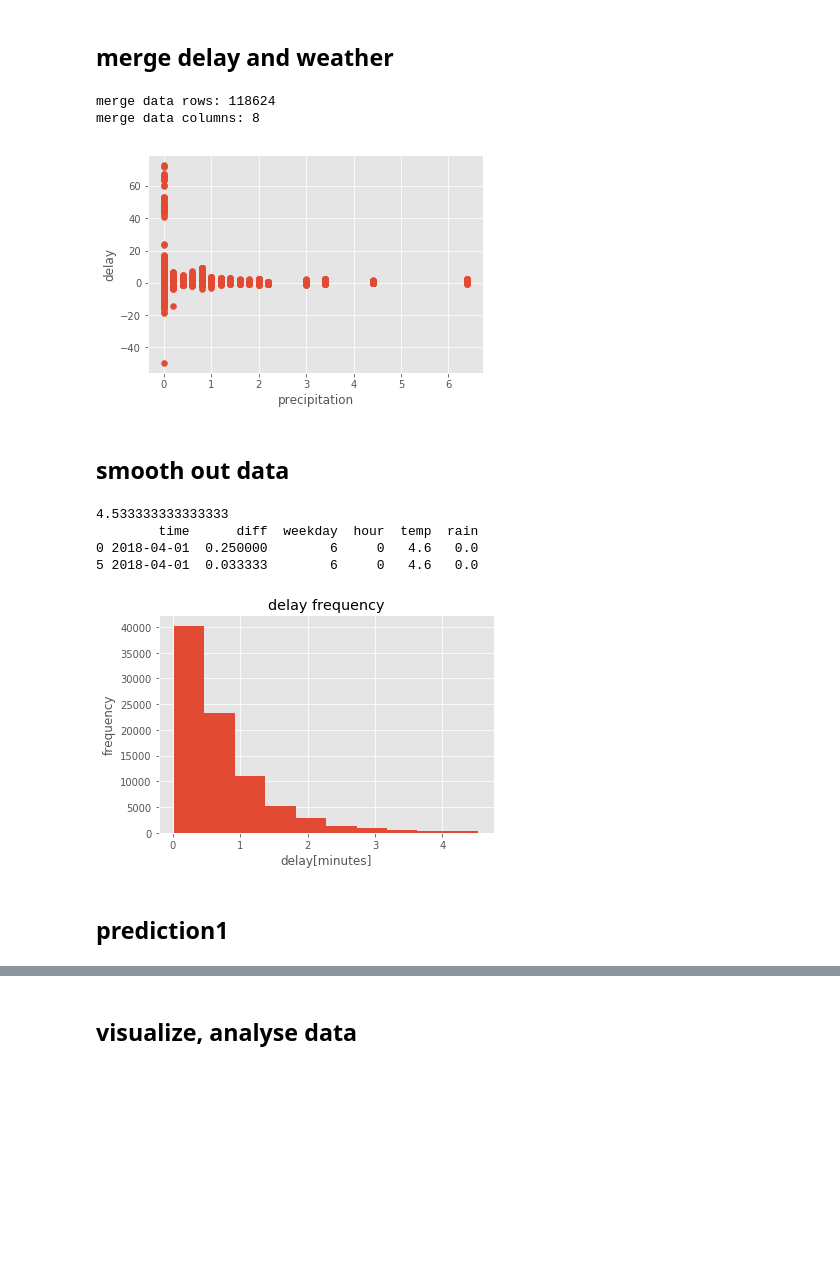
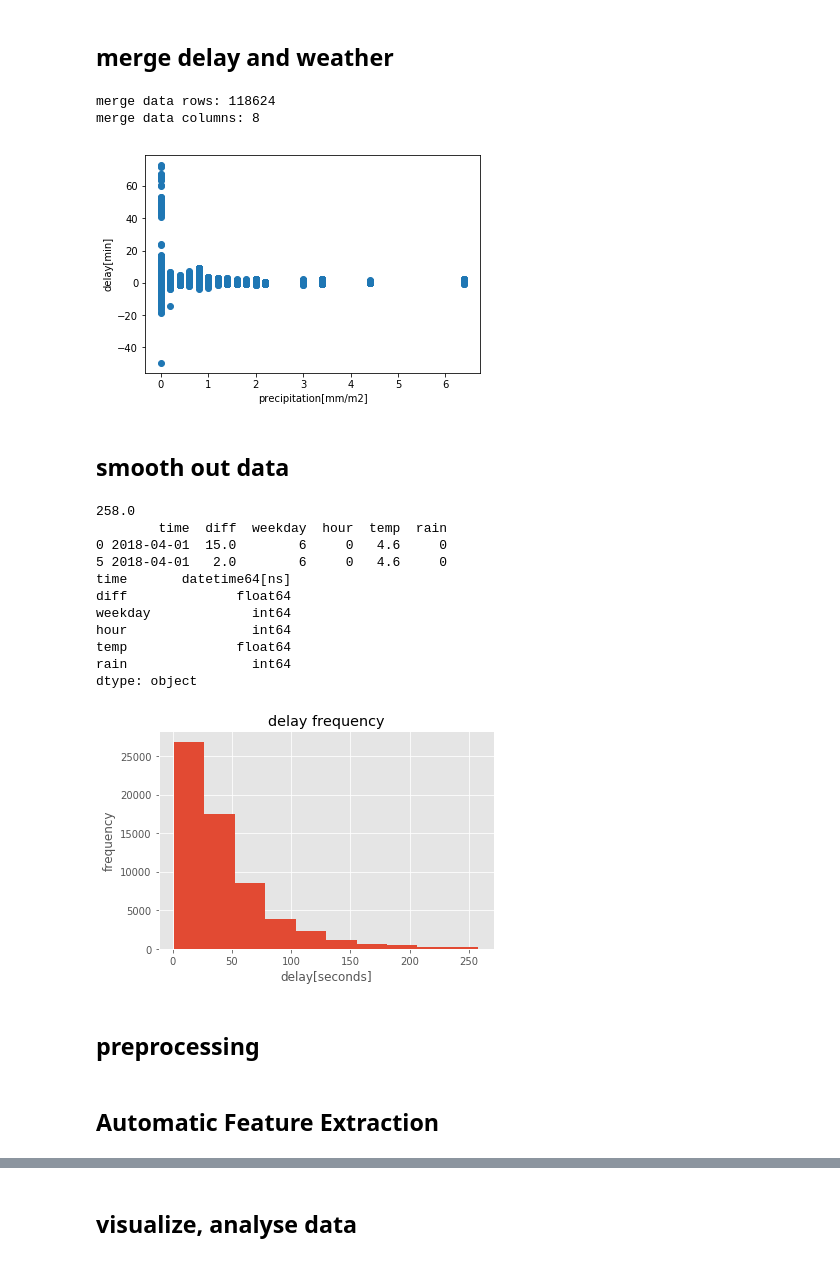
Before and after one commit to nasty-bos/creative_data_mining, a Jupyter notebook: delay.ipynb, the cells around one changed output, grey strips where cells are left out. Drawn from its saved outputs; the diff is of its cells as text; code cells hidden in the pictures; blank space fills up the shorter version.

```diff
--- a/delay.ipynb
+++ b/delay.ipynb
@@ -86,44 +83,39 @@ weather data columns: 3
 # %%
 # === inner merge on both time col which are in datetime format
 # === choose between df and df69!!!
 merge = df69.merge(wet, left_on='time', right_on='time', how='inner')
 
 # === check size
 q = merge.shape[1]
 o = merge.shape[0]
 print('merge data rows: %d' % o)
 print('merge data columns: %d' % q)
 # print(merge.head())
 # print(merge.dtypes)
 
 # === 2D temp and rain
 x = merge['rain']
 y = merge['diff']
 plt.scatter(x, y)
 plt.title("")
-plt.xlabel("precipitation")
-plt.ylabel("delay")
+plt.xlabel("precipitation[mm/m2]")
+plt.ylabel("delay[min]")
 plt.savefig('./output/raintemp.png', format='png', dpi=800)
-
-# month3 = merge.copy()
-# month3['time'] = month3['time'].dt.month
-# plt.hist(month3['time'])
-# plt.title("month in data")
-# plt.xlabel("months2")
-# plt.ylabel("number")
-# plt.savefig('./output/checkmonths3.png', format='png', dpi=800)
-# plt.show()
 # %% [output]
 merge data rows: 118624
 merge data columns: 8
-[figure, old version]
+[figure, new version]
 # %% [markdown]
 ## smooth out data
 # %%
 smooth = merge.copy()
 smooth = smooth[smooth['diff'] > 0]    # only positive delays
-# smooth['diff'] = smooth['diff']*60
+smooth = smooth[smooth['temp'] > 0]
+smooth['diff'] = smooth['diff']*60
 # smooth['diff'] = smooth['diff'].astype('int')
+# smooth['temp'] = smooth['temp'].astype('int')
+smooth['rain'] = smooth['rain']*10     # from mm/m2 to (mm/m2)/10
+smooth['rain'] = smooth['rain'].astype('int')
 
 q = smooth['diff'].quantile(0.99)
 print(q)
@@ -135,19 +127,27 @@ scurr = smooth.copy()
 scurr.drop(scurr.columns[[0, 1]], axis=1, inplace=True)
 
 print(scurr.head(2))
+print(scurr.dtypes)
 
 # === frequency histogramm
 plt.hist(scurr.loc[:, 'diff'])
 plt.title("delay frequency")
-plt.xlabel("delay[minutes]")
+plt.xlabel("delay[seconds]")
 plt.ylabel("frequency")
 plt.savefig('./output/2Dfrequency.png', format='png', dpi=800)
 plt.show()
 # %% [output]
-4.533333333333333
-        time      diff  weekday  hour  temp  rain
-0 2018-04-01  0.250000        6     0   4.6   0.0
-5 2018-04-01  0.033333        6     0   4.6   0.0
+258.0
+        time  diff  weekday  hour  temp  rain
+0 2018-04-01  15.0        6     0   4.6     0
+5 2018-04-01   2.0        6     0   4.6     0
+time       datetime64[ns]
+diff              float64
+weekday             int64
+hour                int64
+temp              float64
+rain                int64
+dtype: object
-[figure, old version]
+[figure, new version]
 # %% [markdown]
-## prediction1
+## preprocessing
@@ -153,0 +175,2 @@ plt.show()
+# %% [markdown]
+## Automatic Feature Extraction
```
Also changed, not shown: parts of 14 cells of this notebook.
